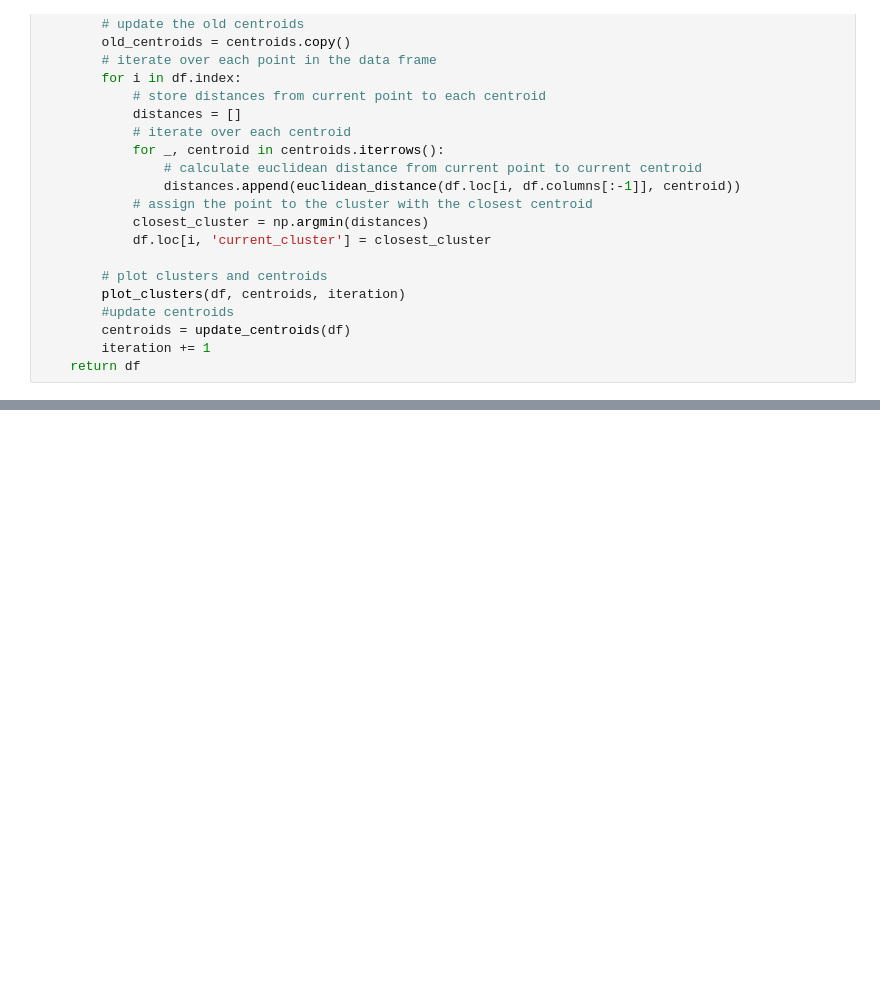
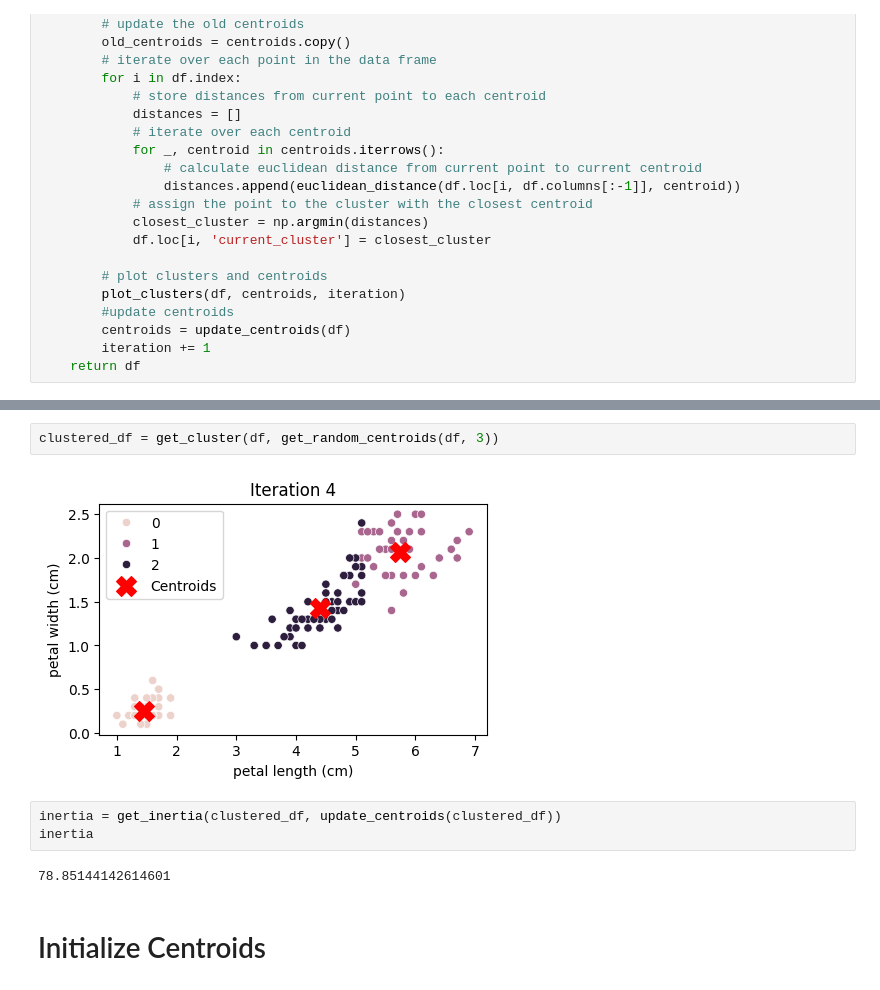
Before and after one commit to michaeledge27/CSCI290, a Jupyter notebook: notebooks/kMeansClustering.ipynb, the cells around one changed output, grey strips where cells are left out. Cells and saved outputs as stored; diff of their text form; blank space fills up the shorter version.

```diff
--- a/notebooks/kMeansClustering.ipynb
+++ b/notebooks/kMeansClustering.ipynb
@@ -186,0 +198,11 @@ from sklearn.cluster import KMeans
+# %%
+clustered_df = get_cluster(df, get_random_centroids(df, 3))
+# %% [output]
+[figure, added]
+# %%
+inertia = get_inertia(clustered_df, update_centroids(clustered_df))
+inertia
+# %% [output]
+78.85144142614601
+# %% [markdown]
+# Initialize Centroids
```
Also changed, not shown: parts of 11 cells of this notebook.
